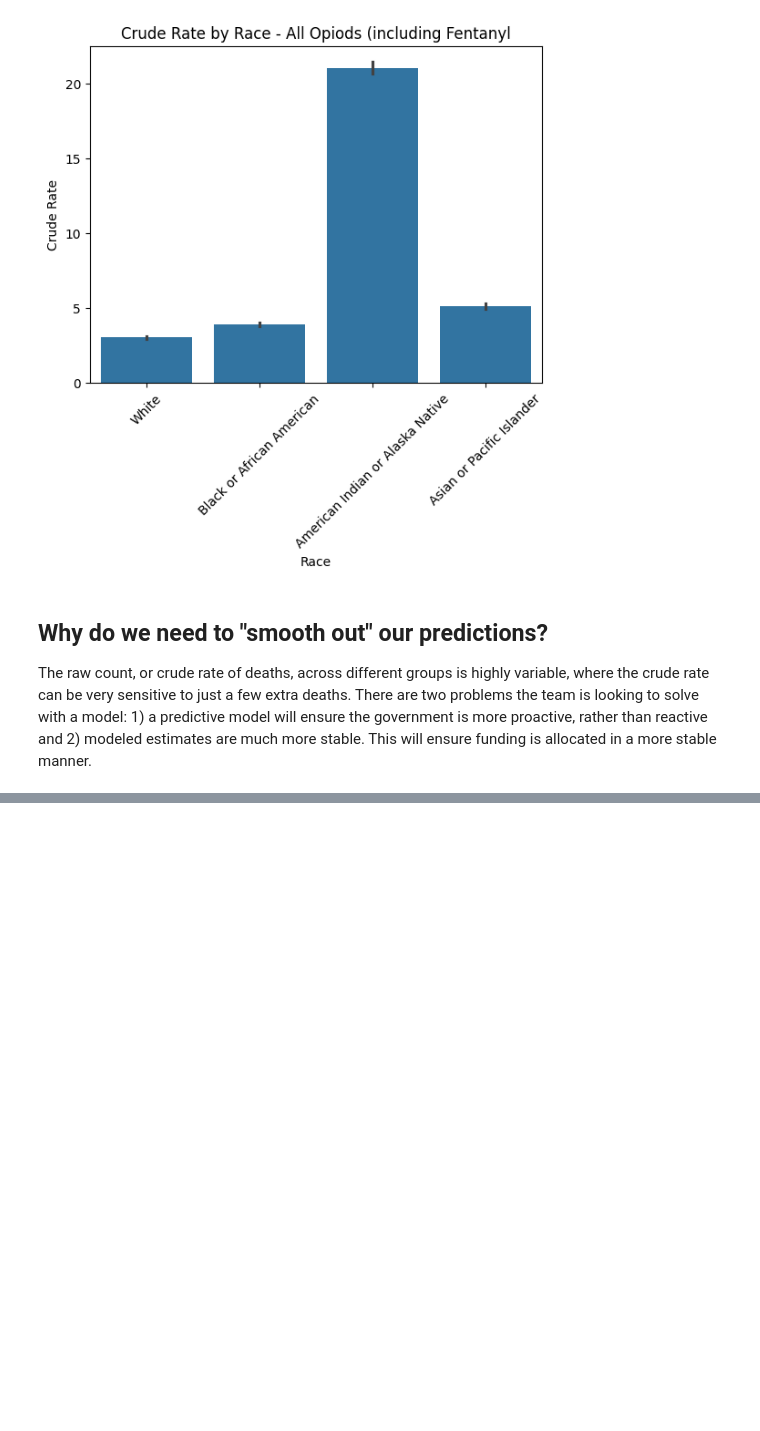
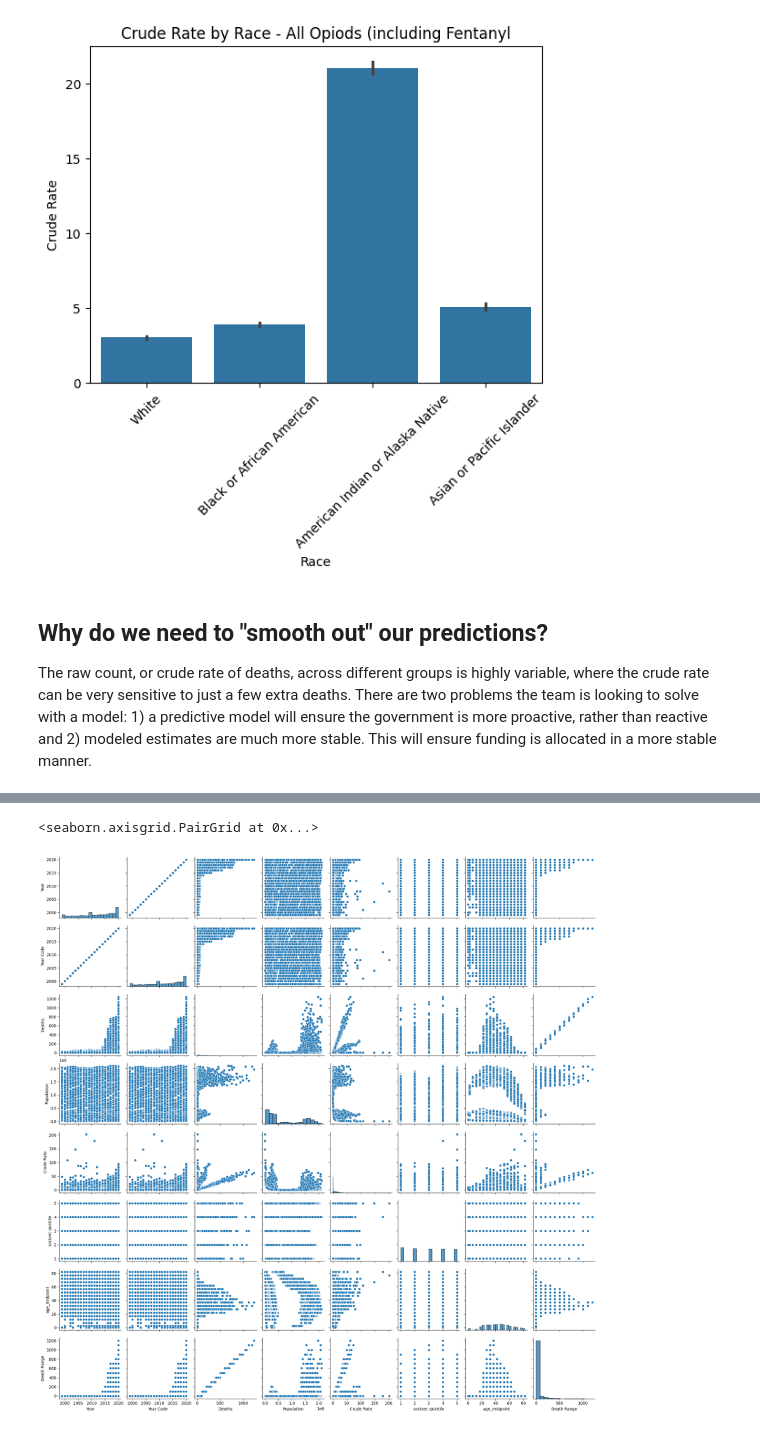
Before and after one commit to jmsarabia/fentanyl_eda, a Jupyter notebook: wonder/Wonder_EDA_Findings.ipynb, the cells around one changed output, grey strips where cells are left out. Saved outputs shown, nothing was run; the diff lists cells and outputs as text; code cells hidden in the pictures; blank space fills up the shorter version.

```diff
--- a/wonder/Wonder_EDA_Findings.ipynb
+++ b/wonder/Wonder_EDA_Findings.ipynb
@@ -103,0 +186,5 @@ NameError: name 'df' is not defined
+# %%
+sns.pairplot(fentanyl)
+# %% [output]
+<seaborn.axisgrid.PairGrid at 0x...>
+[figure, added]
```
Also changed, not shown: parts of 6 cells of this notebook, 6 other files.
